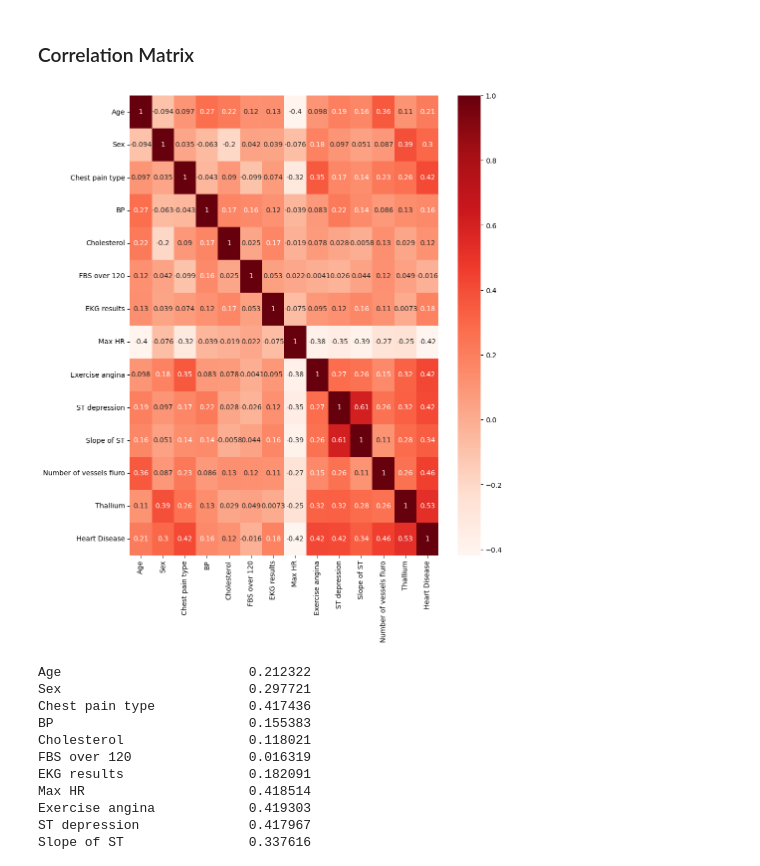
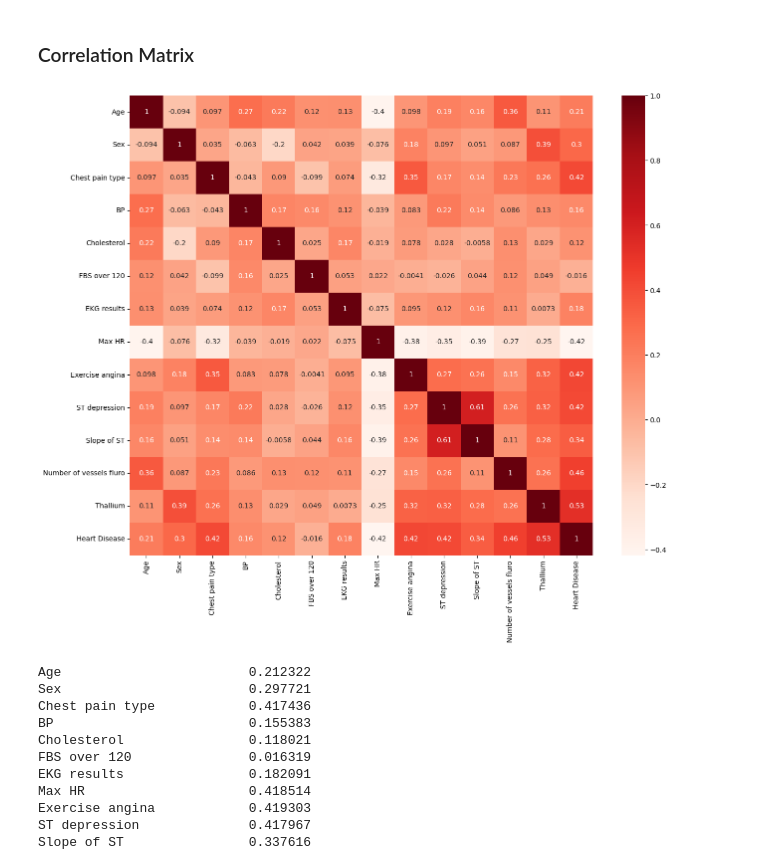
Before and after one commit to King-georges/Heart_Disease_Prediction_Project, a Jupyter notebook: Final_Heart_Disease_Prediction.ipynb, the cells around one changed output. Drawn from its saved outputs; the diff is of its cells as text; code cells hidden in the pictures.

```diff
--- a/Final_Heart_Disease_Prediction.ipynb
+++ b/Final_Heart_Disease_Prediction.ipynb
@@ -278,12 +278,12 @@ Text(0.5, 1.0, 'Thallium 3 = normal; 6 = fixed defect; 7 = reversable defect')
 ### Correlation Matrix
 # %%
 #Using Pearson Correlation
-plt.figure(figsize=(10,12))
+plt.figure(figsize=(15,12))
 cor = df.corr()
 sns.heatmap(cor, annot=True, cmap=plt.cm.Reds)
 plt.show()
 # %% [output]
-[figure, old version]
+[figure, new version]
 # %%
 #Correlation with output variable
 cor_target = abs(cor["Heart Disease"])
```
Also changed, not shown: parts of 1 cell of this notebook.
